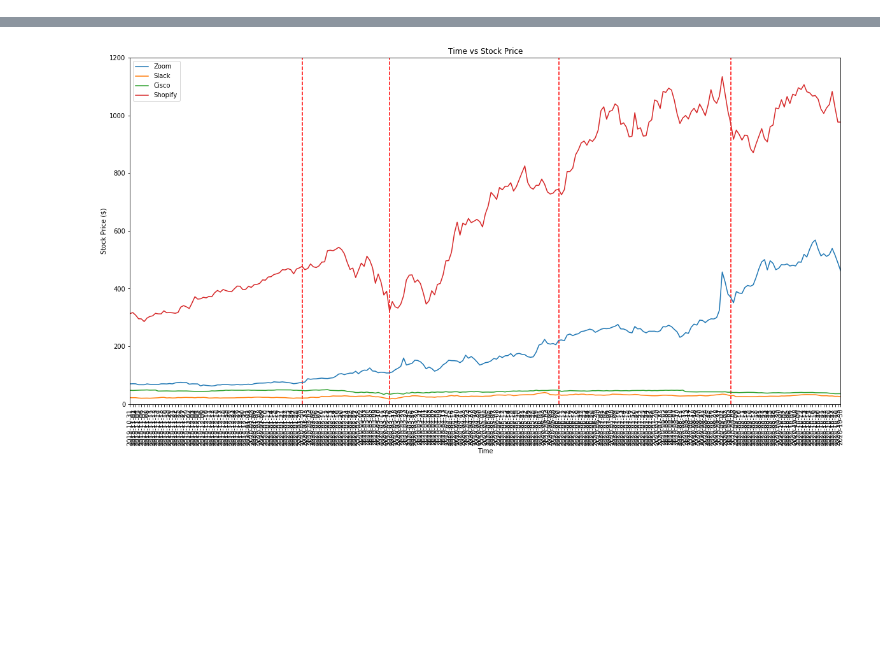
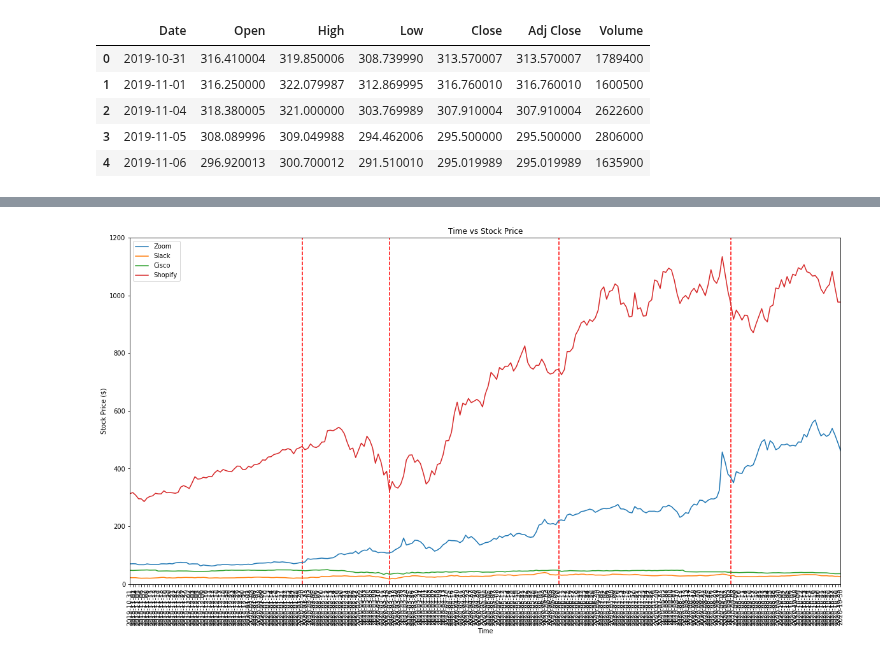
Before and after one commit to chenghaohan/Team_Anti-COVID_Project1, a Jupyter notebook: Techology Companies Data/tech industry(remote working) vs covid.ipynb, the cells around one changed output, grey strips where cells are left out. Cells and saved outputs as stored; diff of their text form; code cells hidden in the pictures; blank space fills up the shorter version.

```diff
--- a/Techology Companies Data/tech industry(remote working) vs covid.ipynb
+++ b/Techology Companies Data/tech industry(remote working) vs covid.ipynb
@@ -8,11 +8,20 @@ import numpy as np
 # %%
 #Read stock price csv files
 zoom = pd.read_csv("zoom.csv")
 slack = pd.read_csv("slack.csv")
 shopify = pd.read_csv("shopify.csv")
 cisco = pd.read_csv("cisco.csv")
 shopify["Date"]=pd.to_datetime(shopify["Date"])
 shopify["Date"]=shopify["Date"].dt.strftime("%Y-%m-%d")
+
+shopify.head()
+# %% [output]
+|  | Date | Open | High | Low | Close | Adj Close | Volume |
+| 0 | 2019-10-31 | 316.410004 | 319.850006 | 308.739990 | 313.570007 | 313.570007 | 1789400 |
+| 1 | 2019-11-01 | 316.250000 | 322.079987 | 312.869995 | 316.760010 | 316.760010 | 1600500 |
+| 2 | 2019-11-04 | 318.380005 | 321.000000 | 303.769989 | 307.910004 | 307.910004 | 2622600 |
+| 3 | 2019-11-05 | 308.089996 | 309.049988 | 294.462006 | 295.500000 | 295.500000 | 2806000 |
+| 4 | 2019-11-06 | 296.920013 | 300.700012 | 291.510010 | 295.019989 | 295.019989 | 1635900 |
 # %%
 #Remove other columns in the df, only keep data and closing price
 
```
Also changed, not shown: parts of 4 cells of this notebook.
